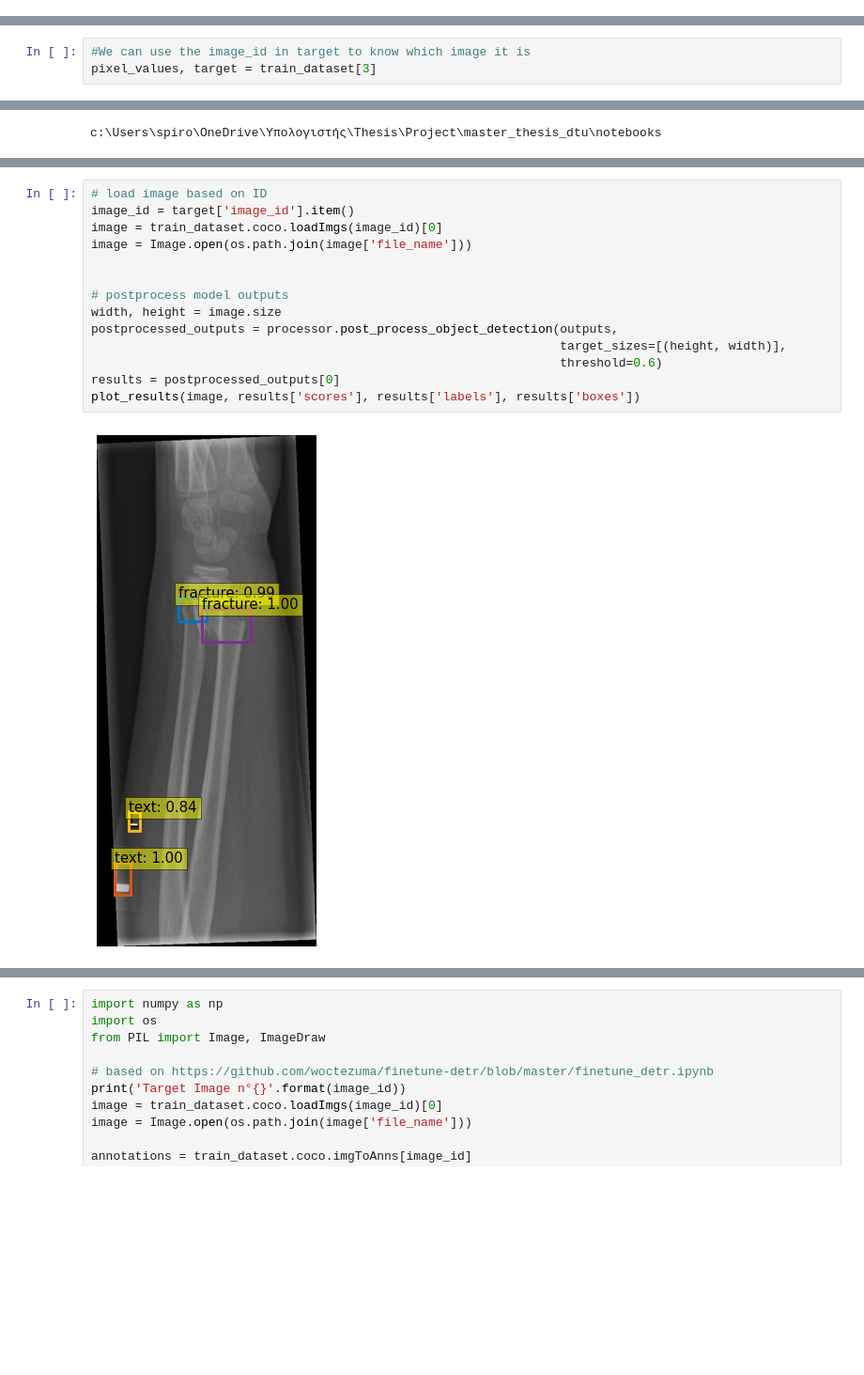
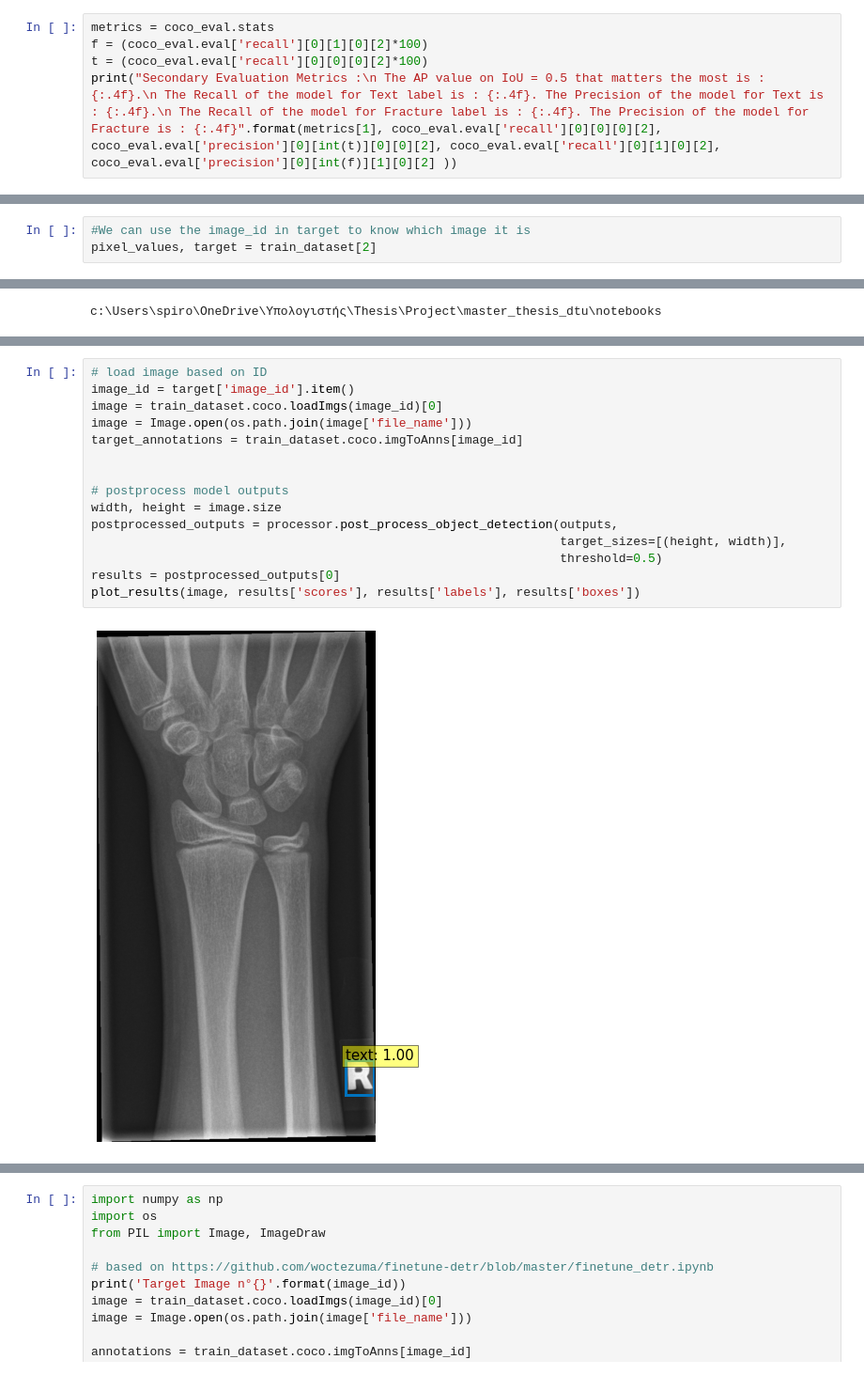
Before and after one commit to Spyros-Vl/master_thesis_dtu, a Jupyter notebook: notebooks/DETR_Results_Plots.ipynb, the cells around one changed output, grey strips where cells are left out. Shown at 94% size. Drawn from its saved outputs; the diff is of its cells as text; blank space fills up the shorter version.

Commit message:
update the evaluation metrics with new plots and metrics

```diff
--- a/notebooks/DETR_Results_Plots.ipynb
+++ b/notebooks/DETR_Results_Plots.ipynb
@@ -201,0 +228,5 @@ coco_gt.getCatIds()
+# %%
+metrics = coco_eval.stats
+f = (coco_eval.eval['recall'][0][1][0][2]*100)
+t = (coco_eval.eval['recall'][0][0][0][2]*100)
+print("Secondary Evaluation Metrics :\n The AP value on IoU = 0.5 that matters the most is : {:.4f}.\n The Recall of the model for Text label is : {:.4f}. The Precision of the model for Text is : {:.4f}.\n The Recall of the model for Fracture label is : {:.4f}. The Precision of the model for Fracture is : {:.4f}".format(metrics[1], coco_eval.eval['recall'][0][0][0][2], coco_eval.eval['precision'][0][int(t)][0][0][2], coco_eval.eval['recall'][0][1][0][2], coco_eval.eval['precision'][0][int(f)][1][0][2] ))
@@ -373,4 +304,4 @@ id2label
 {0: 'text', 1: 'fracture'}
 # %%
 #We can use the image_id in target to know which image it is
-pixel_values, target = train_dataset[3]
+pixel_values, target = train_dataset[2]
@@ -424,16 +360,17 @@ c:\Users\spiro\OneDrive\Υπολογιστής\Thesis\Project\master_thesis_dtu\
 # %%
 # load image based on ID
 image_id = target['image_id'].item()
 image = train_dataset.coco.loadImgs(image_id)[0]
 image = Image.open(os.path.join(image['file_name']))
+target_annotations = train_dataset.coco.imgToAnns[image_id]
 
 
 # postprocess model outputs
 width, height = image.size
 postprocessed_outputs = processor.post_process_object_detection(outputs,
                                                                 target_sizes=[(height, width)],
-                                                                threshold=0.6)
+                                                                threshold=0.5)
 results = postprocessed_outputs[0]
 plot_results(image, results['scores'], results['labels'], results['boxes'])
 # %% [output]
-[figure, old version]
+[figure, new version]
```
Also changed, not shown: parts of 25 cells of this notebook, 3 other files.
